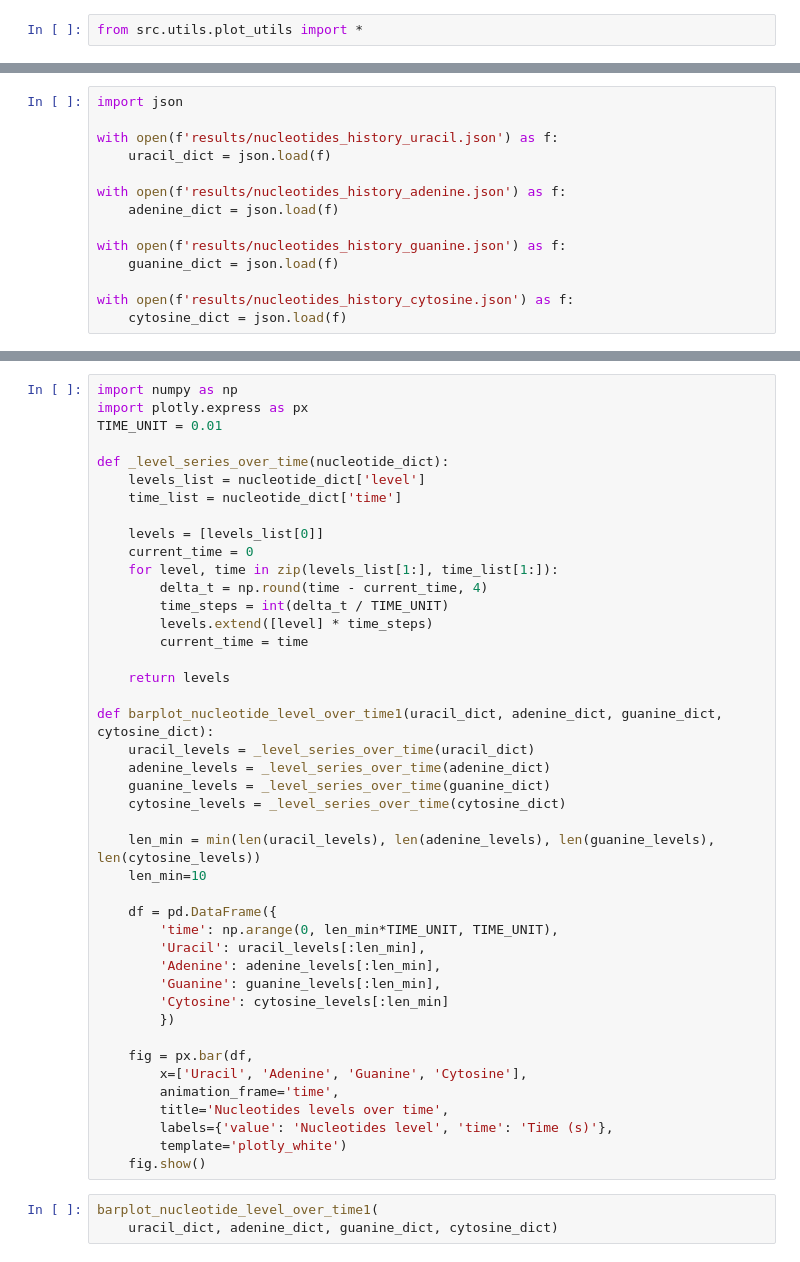
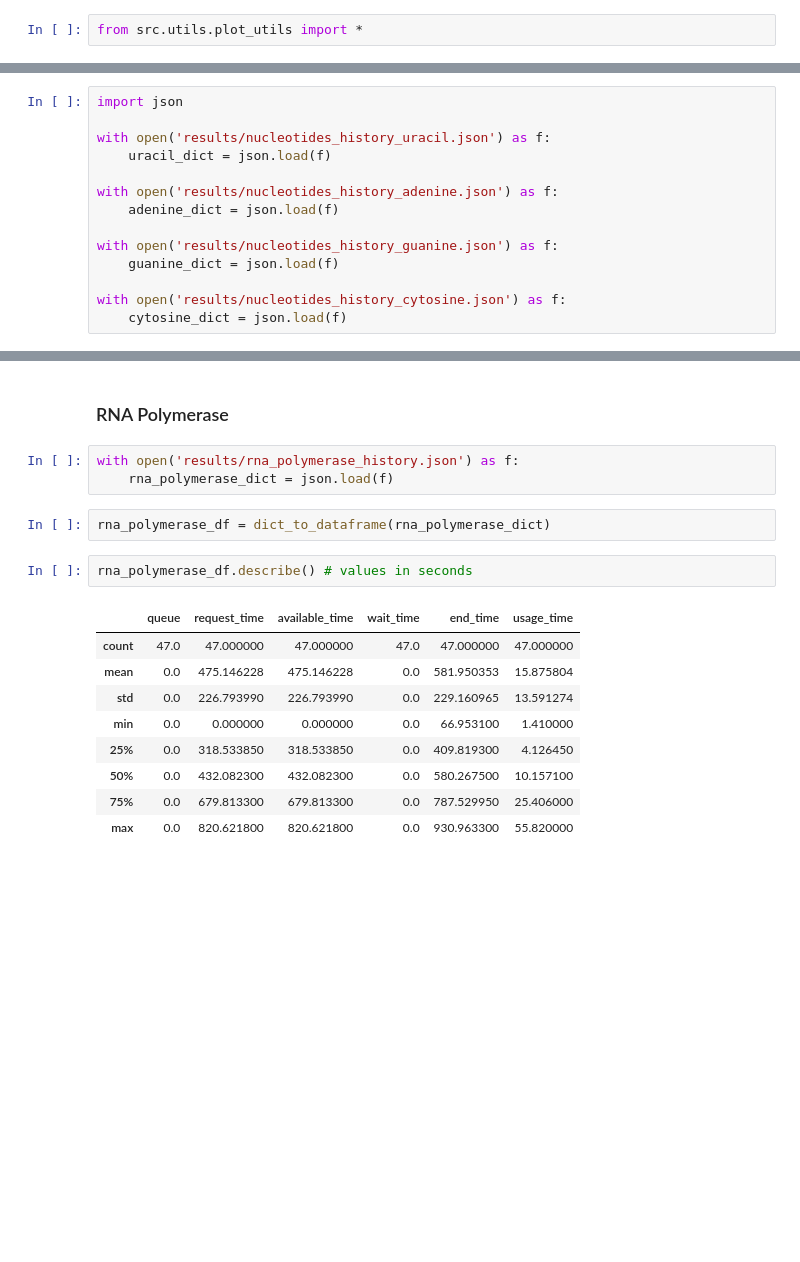
Before and after one commit to GiuliaGhisolfi/ProteinSynthesis, a Jupyter notebook: test.ipynb, the cells around one changed output, grey strips where cells are left out. Drawn from its saved outputs; the diff is of its cells as text; blank space fills up the shorter version.

```diff
--- a/test.ipynb
+++ b/test.ipynb
@@ -135,14 +127,14 @@ barplot_proteins_length(results_df)
 # %%
 import json
 
-with open(f'results/nucleotides_history_uracil.json') as f:
+with open('results/nucleotides_history_uracil.json') as f:
     uracil_dict = json.load(f)
 
-with open(f'results/nucleotides_history_adenine.json') as f:
+with open('results/nucleotides_history_adenine.json') as f:
     adenine_dict = json.load(f)
 
-with open(f'results/nucleotides_history_guanine.json') as f:
+with open('results/nucleotides_history_guanine.json') as f:
     guanine_dict = json.load(f)
 
-with open(f'results/nucleotides_history_cytosine.json') as f:
+with open('results/nucleotides_history_cytosine.json') as f:
     cytosine_dict = json.load(f)
@@ -159,46 +155,19 @@ barplot_nucleotide_level_over_time(
-# %%
-import numpy as np
-import plotly.express as px
-TIME_UNIT = 0.01
-
-def _level_series_over_time(nucleotide_dict):
-    levels_list = nucleotide_dict['level']
-    time_list = nucleotide_dict['time']
-
-    levels = [levels_list[0]]
-    current_time = 0
-    for level, time in zip(levels_list[1:], time_list[1:]):
-        delta_t = np.round(time - current_time, 4)
-        time_steps = int(delta_t / TIME_UNIT)
-        levels.extend([level] * time_steps)
-        current_time = time
-
-    return levels
-
-def barplot_nucleotide_level_over_time1(uracil_dict, adenine_dict, guanine_dict, cytosine_dict):
-    uracil_levels = _level_series_over_time(uracil_dict)
-    adenine_levels = _level_series_over_time(adenine_dict)
-    guanine_levels = _level_series_over_time(guanine_dict)
-    cytosine_levels = _level_series_over_time(cytosine_dict)
-
-    len_min = min(len(uracil_levels), len(adenine_levels), len(guanine_levels), len(cytosine_levels))
-    len_min=10
-
-    df = pd.DataFrame({
-        'time': np.arange(0, len_min*TIME_UNIT, TIME_UNIT),
-        'Uracil': uracil_levels[:len_min],
-        'Adenine': adenine_levels[:len_min],
-        'Guanine': guanine_levels[:len_min],
-        'Cytosine': cytosine_levels[:len_min]
-        })
-
-    fig = px.bar(df,
-        x=['Uracil', 'Adenine', 'Guanine', 'Cytosine'],
-        animation_frame='time',
-        title='Nucleotides levels over time',
-        labels={'value': 'Nucleotides level', 'time': 'Time (s)'},
-        template='plotly_white')
-    fig.show()
-# %%
-barplot_nucleotide_level_over_time1(
-    uracil_dict, adenine_dict, guanine_dict, cytosine_dict)
+# %% [markdown]
+### RNA Polymerase
+# %%
+with open('results/rna_polymerase_history.json') as f:
+    rna_polymerase_dict = json.load(f)
+# %%
+rna_polymerase_df = dict_to_dataframe(rna_polymerase_dict)
+# %%
+rna_polymerase_df.describe() # values in seconds
+# %% [output]
+|  | queue | request_time | available_time | wait_time | end_time | usage_time |
+| count | 47.0 | 47.000000 | 47.000000 | 47.0 | 47.000000 | 47.000000 |
+| mean | 0.0 | 475.146228 | 475.146228 | 0.0 | 581.950353 | 15.875804 |
+| std | 0.0 | 226.793990 | 226.793990 | 0.0 | 229.160965 | 13.591274 |
+| min | 0.0 | 0.000000 | 0.000000 | 0.0 | 66.953100 | 1.410000 |
+| 25% | 0.0 | 318.533850 | 318.533850 | 0.0 | 409.819300 | 4.126450 |
+| 50% | 0.0 | 432.082300 | 432.082300 | 0.0 | 580.267500 | 10.157100 |
+| 75% | 0.0 | 679.813300 | 679.813300 | 0.0 | 787.529950 | 25.406000 |
+| max | 0.0 | 820.621800 | 820.621800 | 0.0 | 930.963300 | 55.820000 |
```
Also changed, not shown: parts of 22 cells of this notebook, 4 other files.
